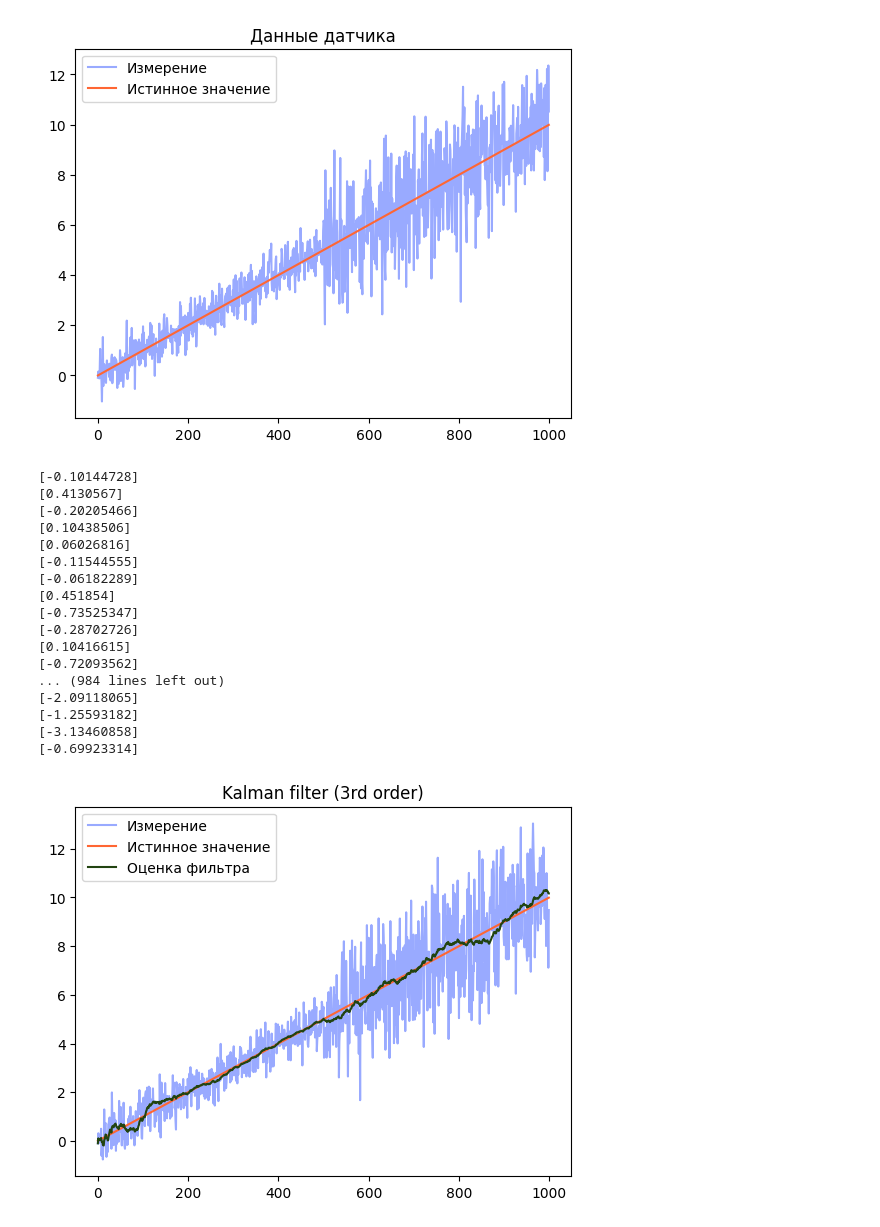
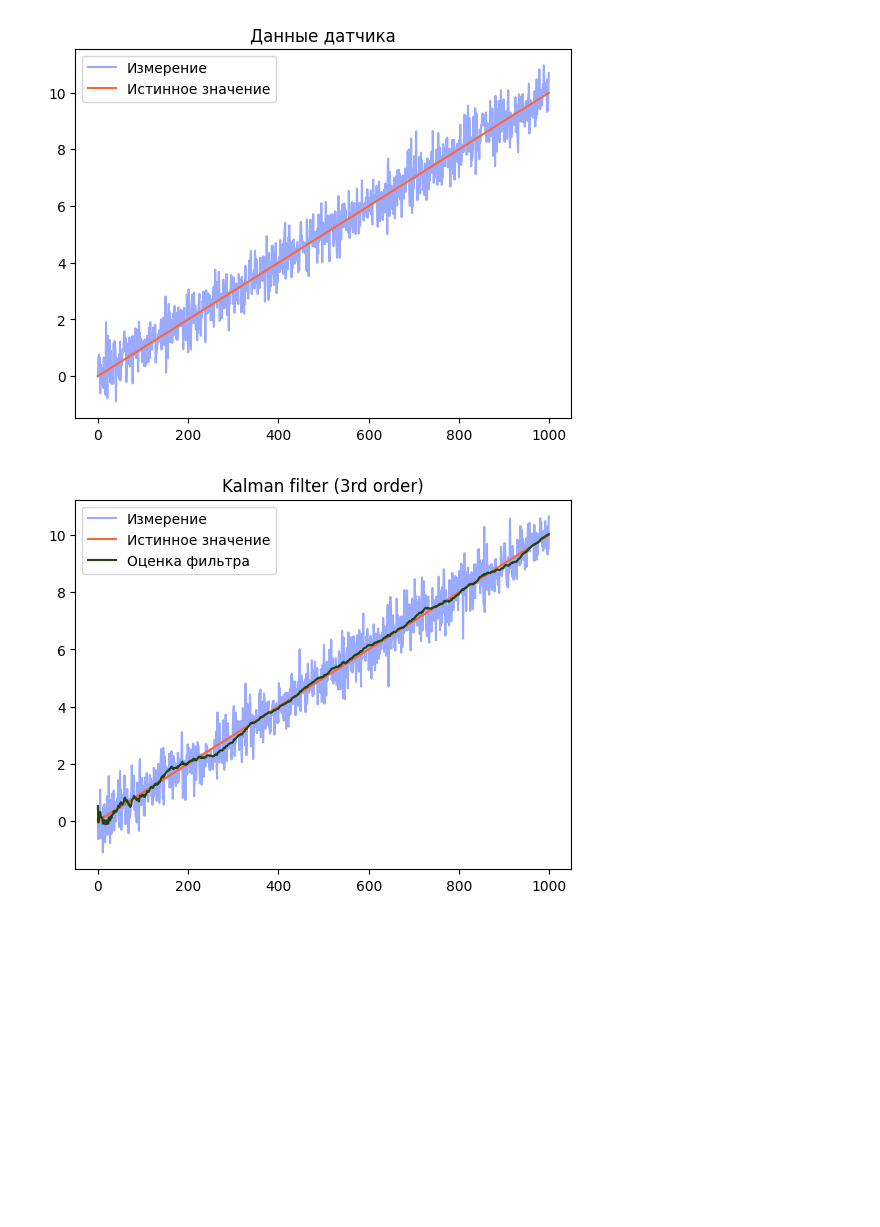
Before and after one commit to daniil225/Kalman_adaptive_filter, a Jupyter notebook: ClasicKalmanFiltr.ipynb, the cells around one changed output. Drawn from its saved outputs; the diff is of its cells as text; code cells hidden in the pictures; blank space fills up the shorter version.

Commit message:
add my classic kalman filter

```diff
--- a/ClasicKalmanFiltr.ipynb
+++ b/ClasicKalmanFiltr.ipynb
@@ -9,7 +9,7 @@ def simulateSensor(samplesCount, noiseSigma, dt):
    sample1 = int(samplesCount/2)
    sample2 = samplesCount - sample1
    noise1 = numpy.random.normal(loc = 0.0, scale = noiseSigma, size = sample1)
-   noise2 = numpy.random.normal(loc = 0.0, scale = noiseSigma+ 1.0, size = sample2)
+   noise2 = numpy.random.normal(loc = 0.0, scale = noiseSigma+ 0.0, size = sample2)
    noise = np.concatenate([noise1, noise2])
 
    trajectory = np.zeros((3, samplesCount))
@@ -42,7 +42,7 @@ plt.plot(trajectory[0], label="Истинное значение", color="#FF663
 plt.legend()
 plt.show()
 # %% [output]
-[figure, old version]
+[figure, new version]
 # %%
 import filterpy.kalman
 import filterpy.common
@@ -84,51 +84,33 @@ filter.x = np.array([0.0, 0.0, 0.0])
 # Ковариационная матрица для начального состояния
 filter.P = np.array([[10.0, 0.0,  0.0],
                     [0.0,  10.0, 0.0],
                     [0.0,  0.0,  10.0]])
 
 filteredState = []
 stateCovarianceHistory = []
 
 
 
 # Обработка данных
 for i in range(0, len(measurement)):
    z = [ measurement[i] ]                      # Вектор измерений
    filter.predict()                            # Этап предсказания
-   innovation = z - filter.H @ filter.x
-   print(innovation)
+
    filter.update(z)                            # Этап коррекции
-
    filteredState.append(filter.x)
    stateCovarianceHistory.append(filter.P)
+
 
 
 filteredState = np.array(filteredState)
 stateCovarianceHistory = np.array(stateCovarianceHistory)
 
 # Визуализация
 plt.title("Kalman filter (3rd order)")
 plt.plot(measurement, label="Измерение", color="#99AAFF")
 plt.plot(trajectory[0], label="Истинное значение", color="#FF6633")
 plt.plot(filteredState[:, 0], label="Оценка фильтра", color="#224411")
 plt.legend()
 plt.show()
 # %% [output]
-[-0.10144728]
-[0.4130567]
-[-0.20205466]
-[0.10438506]
-[0.06026816]
-[-0.11544555]
-[-0.06182289]
-[0.451854]
-[-0.73525347]
-[-0.28702726]
-[0.10416615]
-[-0.72093562]
-... (984 lines left out)
-[-2.09118065]
-[-1.25593182]
-[-3.13460858]
-[-0.69923314]
-[figure, old version]
+[figure, new version]
```
Also changed, not shown: parts of 1 cell of this notebook, 1 other file.
